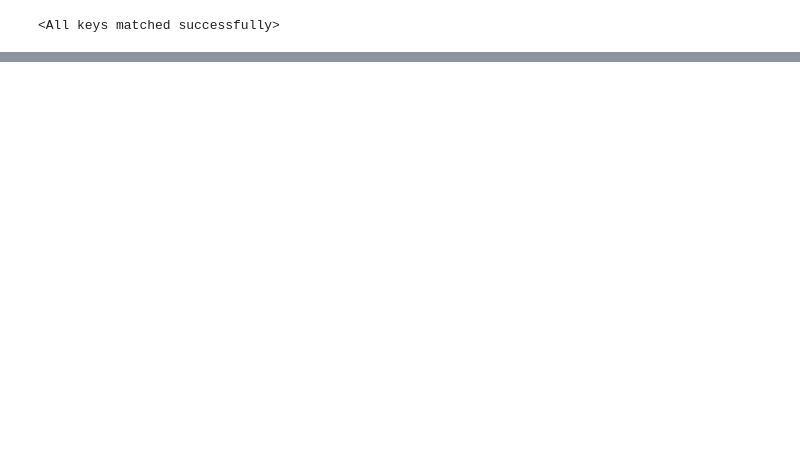
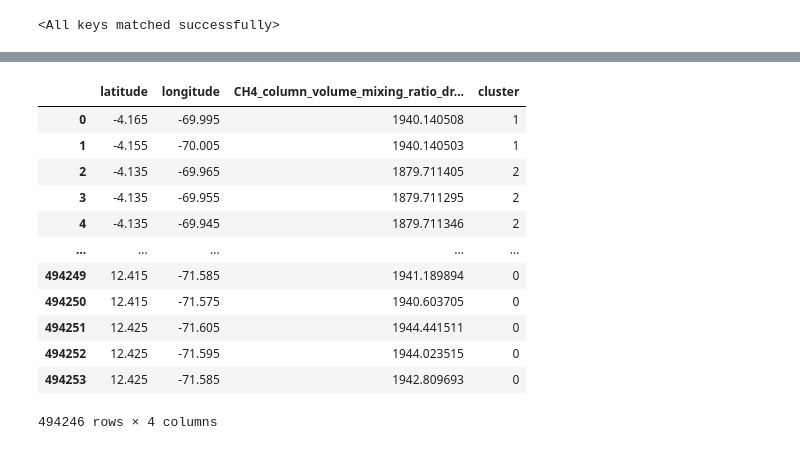
Before and after one commit to HIDES-Co/colombian_case_methane_analysis-, a Jupyter notebook: data_analysis/clusters.ipynb, the cells around one changed output, grey strips where cells are left out. Saved outputs shown, nothing was run; the diff lists cells and outputs as text; code cells hidden in the pictures; blank space fills up the shorter version.

```diff
--- a/data_analysis/clusters.ipynb
+++ b/data_analysis/clusters.ipynb
@@ -568,7 +379,7 @@ hd=np.arange(2,30,1)
 epoch=40
 lr=0.005
 val_scores_hl=[]
-batch_size = 500
+batch_size = 20000
 cv=5
 for hidden_layers in hd:
     print(hidden_layers)
@@ -738,0 +526,34 @@ tensor([0, 0, 0, 0, 0, 0, 0, 0, 0, 0, 0, 0, 0, 0, 0, 0, 0, 0, 0, 0, 0, 0, 0, 0,
+# %%
+
+predicted_cluster_array = predicted.numpy()
+lon_array = inputs[:, 0].numpy()  # Extract longitude values
+lat_array = inputs[:, 1].numpy()  # Extract latitude values
+
+# Round the longitude array to 3 decimal places
+lon_array_rounded = np.round(lon_array, 3)
+lat_array_rounded = np.round(lat_array, 3)
+
+# Create the DataFrame with the rounded longitude values
+r_refined = pd.DataFrame({
+    'latitude': lat_array_rounded,
+    'longitude': lon_array_rounded,
+    'cluster': predicted_cluster_array
+})
+
+
+r[['latitude', 'longitude']] = r[['latitude', 'longitude']].round(3)
+r
+# %% [output]
+|  | latitude | longitude | CH4_column_volume_mixing_ratio_dr... | cluster |
+| 0 | -4.165 | -69.995 | 1940.140508 | 1 |
+| 1 | -4.155 | -70.005 | 1940.140503 | 1 |
+| 2 | -4.135 | -69.965 | 1879.711405 | 2 |
+| 3 | -4.135 | -69.955 | 1879.711295 | 2 |
+| 4 | -4.135 | -69.945 | 1879.711346 | 2 |
+| ... | ... | ... | ... | ... |
+| 494249 | 12.415 | -71.585 | 1941.189894 | 0 |
+| 494250 | 12.415 | -71.575 | 1940.603705 | 0 |
+| 494251 | 12.425 | -71.605 | 1944.441511 | 0 |
+| 494252 | 12.425 | -71.595 | 1944.023515 | 0 |
+| 494253 | 12.425 | -71.585 | 1942.809693 | 0 |
+494246 rows × 4 columns
```
Also changed, not shown: parts of 40 cells of this notebook, 7 other files.
